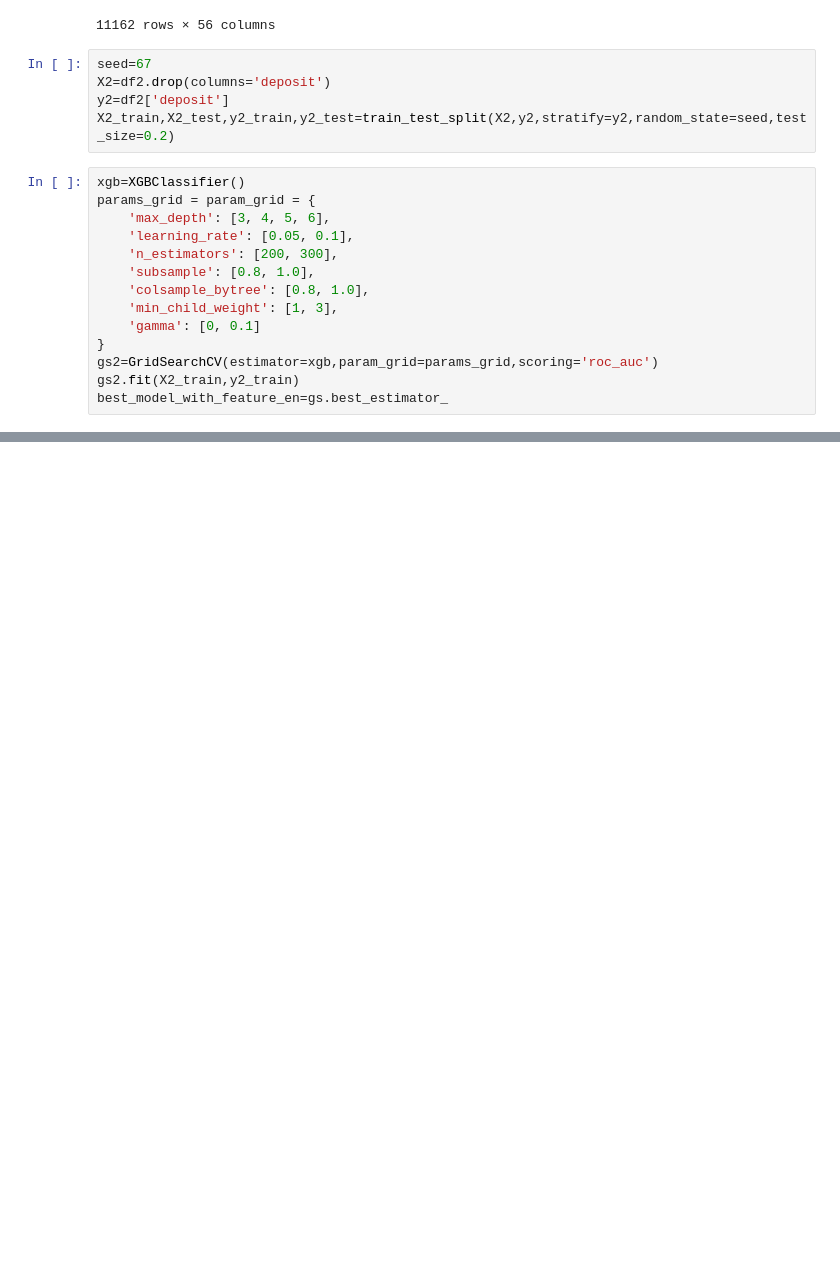
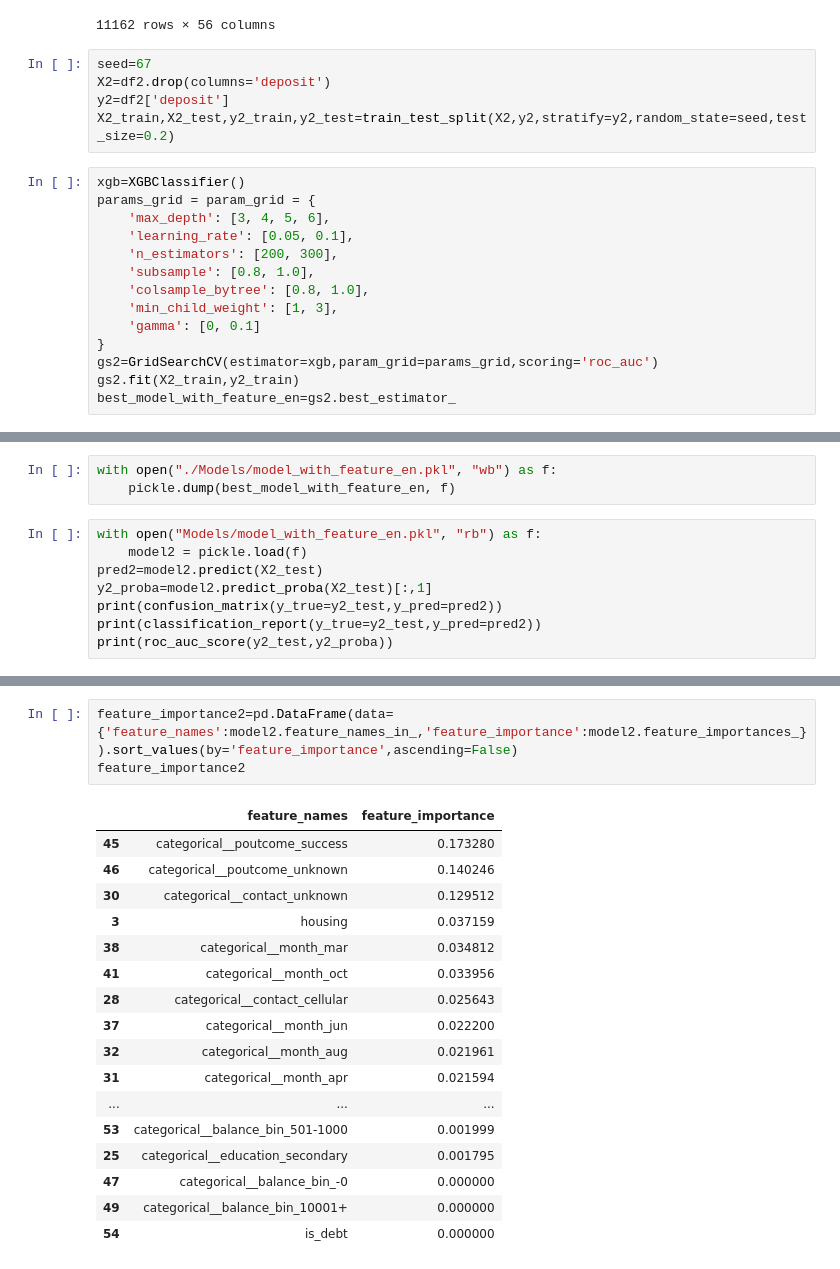
Before and after one commit to Knightrider8611/Predicting_Customer_Subsciption_to_Bank_Campaign, a Jupyter notebook: model_training.ipynb, the cells around one changed output, grey strips where cells are left out. Drawn from its saved outputs; the diff is of its cells as text; blank space fills up the shorter version.

```diff
--- a/model_training.ipynb
+++ b/model_training.ipynb
@@ -127,4 +127,4 @@ params_grid = param_grid = {
 }
 gs2=GridSearchCV(estimator=xgb,param_grid=params_grid,scoring='roc_auc')
 gs2.fit(X2_train,y2_train)
-best_model_with_feature_en=gs.best_estimator_
+best_model_with_feature_en=gs2.best_estimator_
@@ -135,0 +131,11 @@ You can try to debug the error by setting error_score='raise'.
+# %%
+with open("./Models/model_with_feature_en.pkl", "wb") as f:
+    pickle.dump(best_model_with_feature_en, f)
+# %%
+with open("Models/model_with_feature_en.pkl", "rb") as f:
+    model2 = pickle.load(f)
+pred2=model2.predict(X2_test)
+y2_proba=model2.predict_proba(X2_test)[:,1]
+print(confusion_matrix(y_true=y2_test,y_pred=pred2))
+print(classification_report(y_true=y2_test,y_pred=pred2))
+print(roc_auc_score(y2_test,y2_proba))
@@ -135,0 +155,21 @@ You can try to debug the error by setting error_score='raise'.
+# %%
+feature_importance2=pd.DataFrame(data={'feature_names':model2.feature_names_in_,'feature_importance':model2.feature_importances_}).sort_values(by='feature_importance',ascending=False)
+feature_importance2
+# %% [output]
+|  | feature_names | feature_importance |
+| 45 | categorical__poutcome_success | 0.173280 |
+| 46 | categorical__poutcome_unknown | 0.140246 |
+| 30 | categorical__contact_unknown | 0.129512 |
+| 3 | housing | 0.037159 |
+| 38 | categorical__month_mar | 0.034812 |
+| 41 | categorical__month_oct | 0.033956 |
+| 28 | categorical__contact_cellular | 0.025643 |
+| 37 | categorical__month_jun | 0.022200 |
+| 32 | categorical__month_aug | 0.021961 |
+| 31 | categorical__month_apr | 0.021594 |
+| ... | ... | ... |
+| 53 | categorical__balance_bin_501-1000 | 0.001999 |
+| 25 | categorical__education_secondary | 0.001795 |
+| 47 | categorical__balance_bin_-0 | 0.000000 |
+| 49 | categorical__balance_bin_10001+ | 0.000000 |
+| 54 | is_debt | 0.000000 |
```
Also changed, not shown: parts of 2 cells of this notebook.
